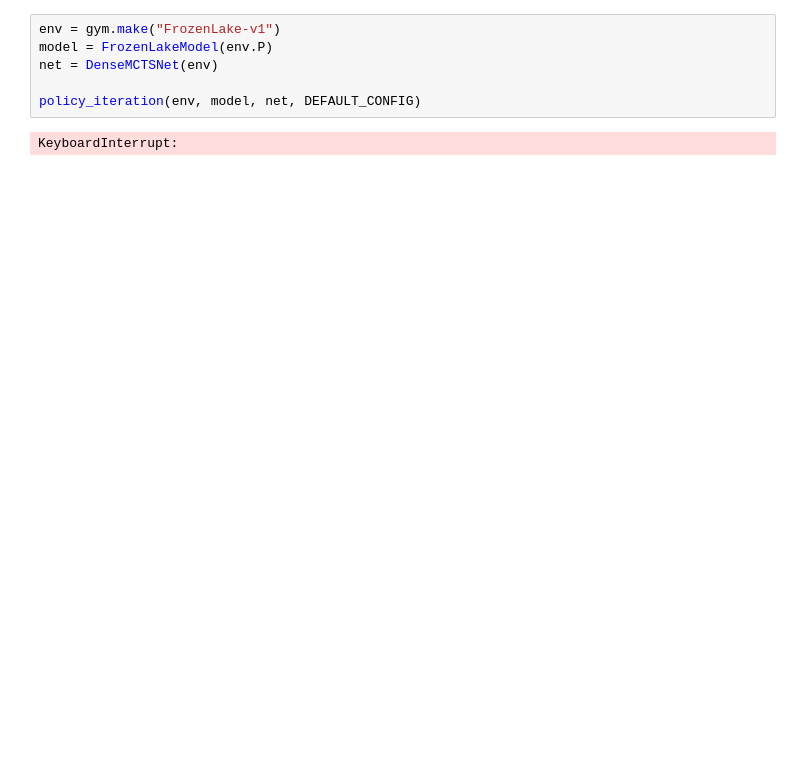
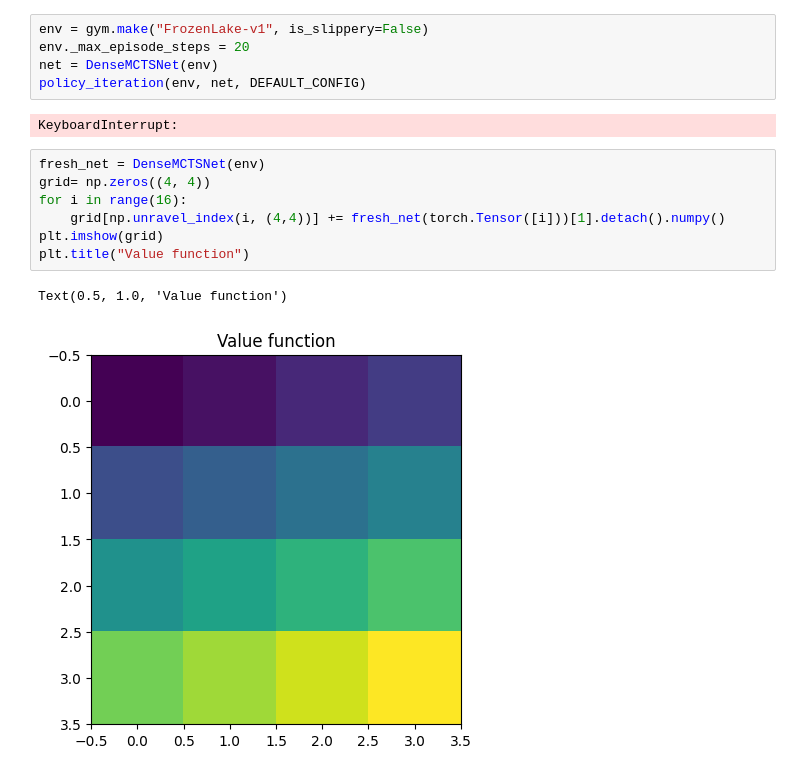
Before and after one commit to Lukeroberto/rl-refresher, a Jupyter notebook: mcts-alpha-zero/mcts-alpha-zero.ipynb, the cells around one changed output. Cells and saved outputs as stored; diff of their text form; blank space fills up the shorter version.

```diff
--- a/mcts-alpha-zero/mcts-alpha-zero.ipynb
+++ b/mcts-alpha-zero/mcts-alpha-zero.ipynb
@@ -316,8 +132,17 @@ DEFAULT_CONFIG = {
 # %%
-env = gym.make("FrozenLake-v1")
-model = FrozenLakeModel(env.P)
+env = gym.make("FrozenLake-v1", is_slippery=False)
+env._max_episode_steps = 20
 net = DenseMCTSNet(env)
-
-policy_iteration(env, model, net, DEFAULT_CONFIG)
+policy_iteration(env, net, DEFAULT_CONFIG)
 # %% [output]
 KeyboardInterrupt:
+# %%
+fresh_net = DenseMCTSNet(env)
+grid= np.zeros((4, 4))
+for i in range(16):
+    grid[np.unravel_index(i, (4,4))] += fresh_net(torch.Tensor([i]))[1].detach().numpy()
+plt.imshow(grid)
+plt.title("Value function")
+# %% [output]
+Text(0.5, 1.0, 'Value function')
+[figure, added]
```
Also changed, not shown: parts of 7 cells of this notebook, 3 other files.
